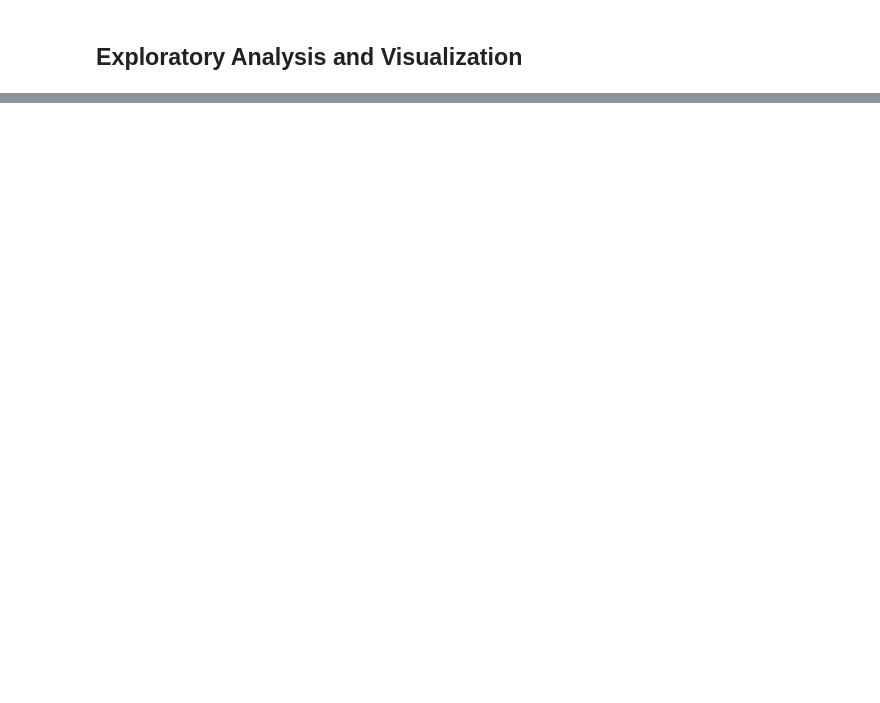
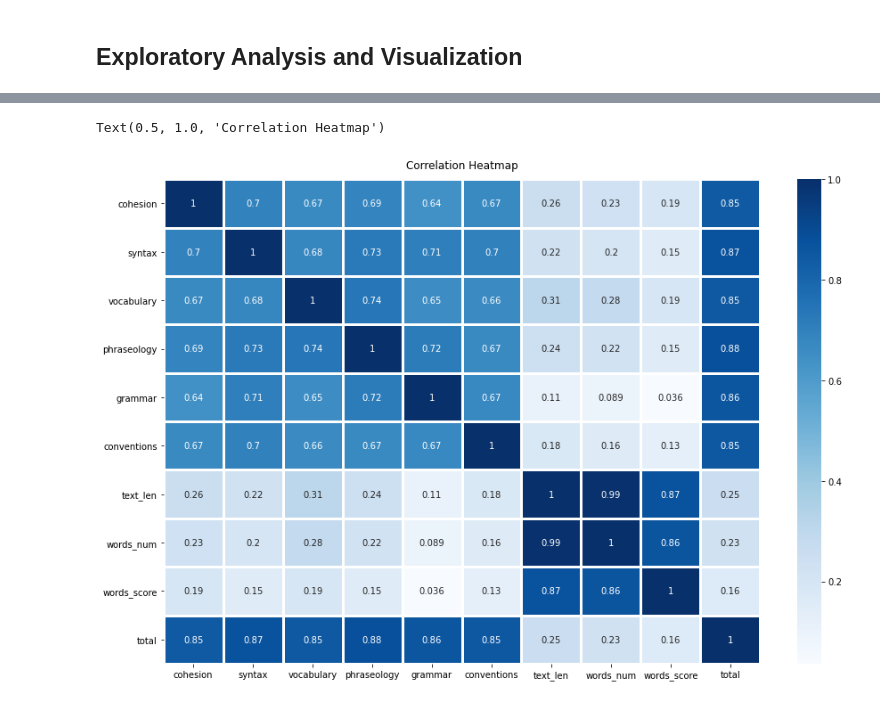
Before and after one commit to anovaYa/DA-Projects, a Jupyter notebook: ELL EDA/ell.ipynb, the cells around one changed output, grey strips where cells are left out. Saved outputs shown, nothing was run; the diff lists cells and outputs as text; code cells hidden in the pictures; blank space fills up the shorter version.

```diff
--- a/ELL EDA/ell.ipynb
+++ b/ELL EDA/ell.ipynb
@@ -123,0 +136,17 @@ sns.distplot(ellTrainData['words_num'], ax = ax[1, 1])
+# %%
+wordsList = [i for i in wordcloud.words_]
+def words_score(text, wordsList):
+    score = 0
+    for i in wordsList:
+        score += text.count(i)*wordcloud.words_[i]
+        print(text.count(i), wordcloud.words_[i])
+    return score
+# %%
+ellTrainData['words_score'] = ellTrainData['full_text'].apply(words_score, wordsList=wordsList)
+# %%
+plt.figure(figsize=(15,10))
+heatmap = sns.heatmap(ellTrainData.corr(), cmap = "Blues", annot=True, linewidth=3)
+heatmap.set_title('Correlation Heatmap', fontdict={'fontsize':12}, pad=12)
+# %% [output]
+Text(0.5, 1.0, 'Correlation Heatmap')
+[figure, added]
```
Also changed, not shown: parts of 12 cells of this notebook, 1 other file.
